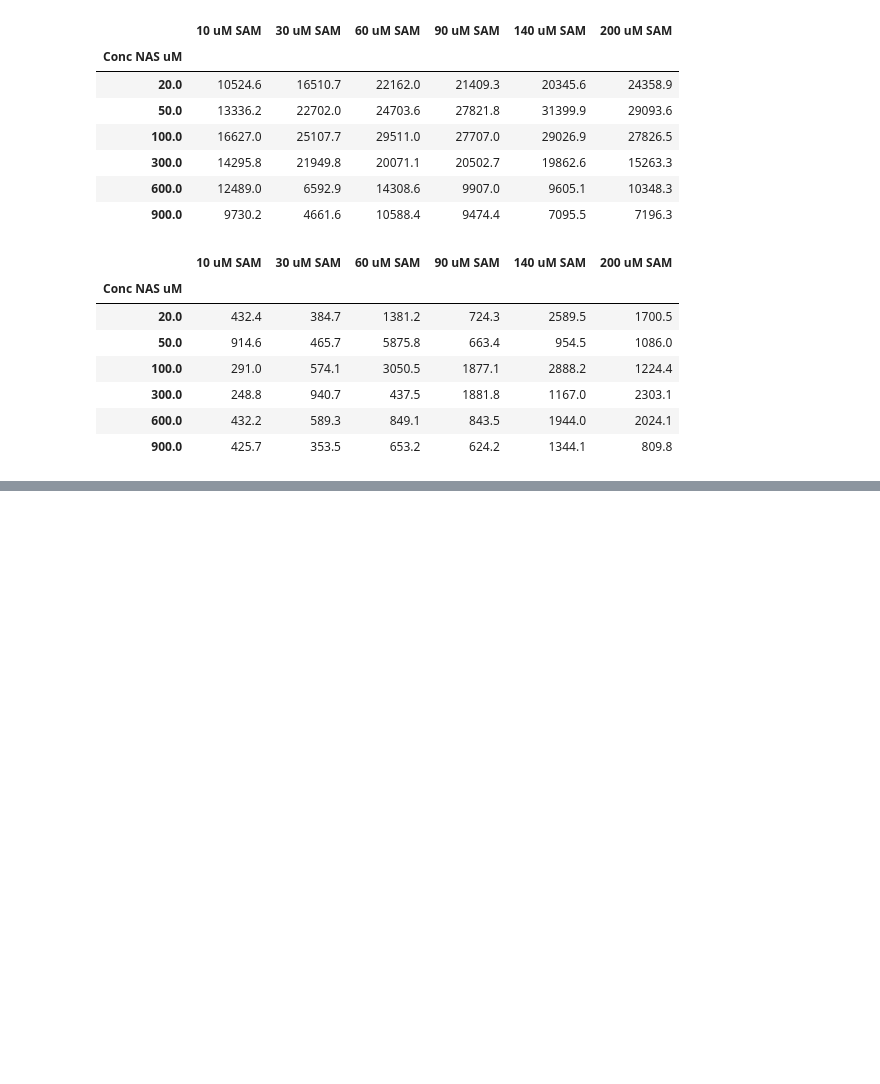
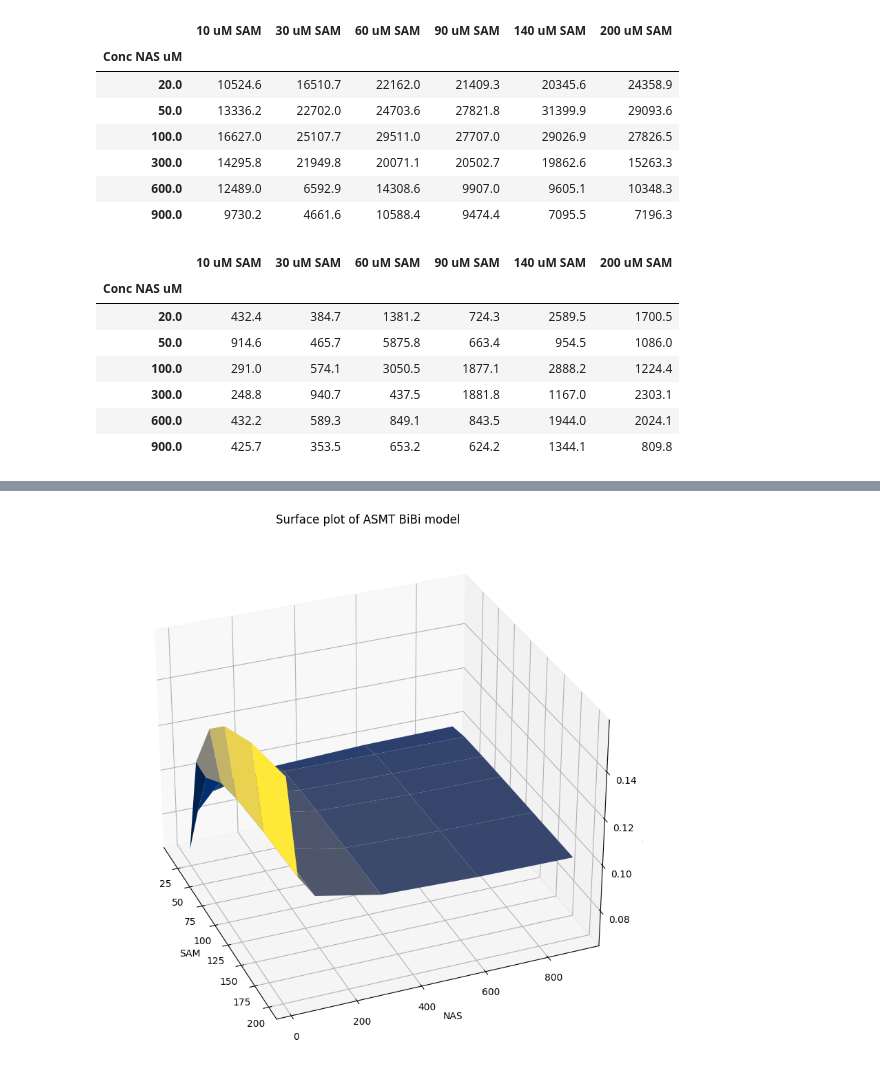
Before and after one commit to Qflow777/BiBi_enzyme_kinetics, a Jupyter notebook: BiBi_seq.ipynb, the cells around one changed output, grey strips where cells are left out. Saved outputs shown, nothing was run; the diff lists cells and outputs as text; code cells hidden in the pictures; blank space fills up the shorter version.

```diff
--- a/BiBi_seq.ipynb
+++ b/BiBi_seq.ipynb
@@ -395,0 +431,26 @@ plt.show()
+# %%
+# Plot velocities from curve_fit determined parameters
+
+# Create a 3D axes
+fig = plt.figure()
+ax = plt.axes(projection='3d')
+
+#X,Y = np.meshgrid(x_SAM, x_NAS)
+
+Vmax = 0.1
+Ks_A = -22
+K_AB = -8.4
+
+
+Z = BiBi_mesh(X,Y,  Vmax, Ks_A, K_AB)
+
+# Plot the surface plot
+ax.plot_surface(X, Y, Z, cmap=plt.cm.cividis)
+ax.view_init(elev=30, azim=-22, roll=0)
+ax.set_xlabel('SAM')
+ax.set_ylabel('NAS')
+ax.set_zlabel('v')
+plt.title('Surface plot of ASMT BiBi model')
+plt.show()
+# %% [output]
+[figure, added]
```
Also changed, not shown: parts of 12 cells of this notebook.
